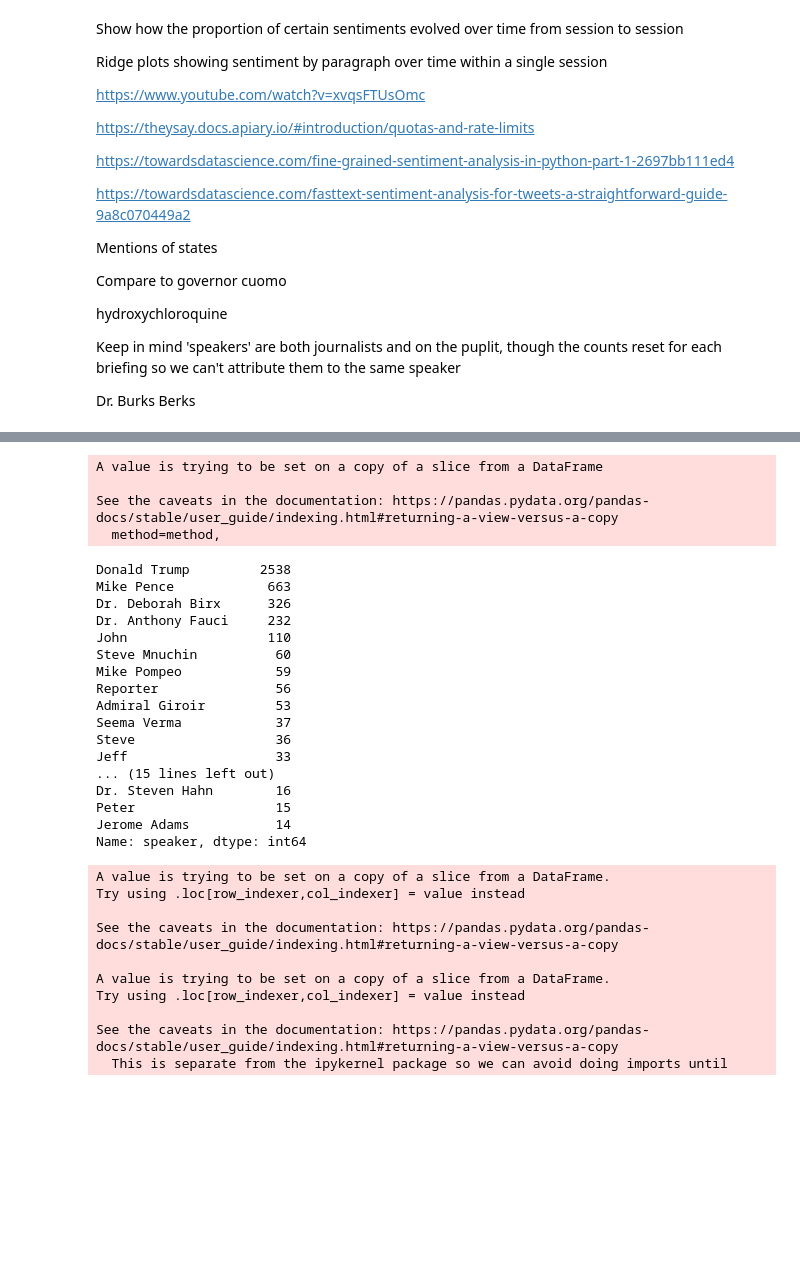
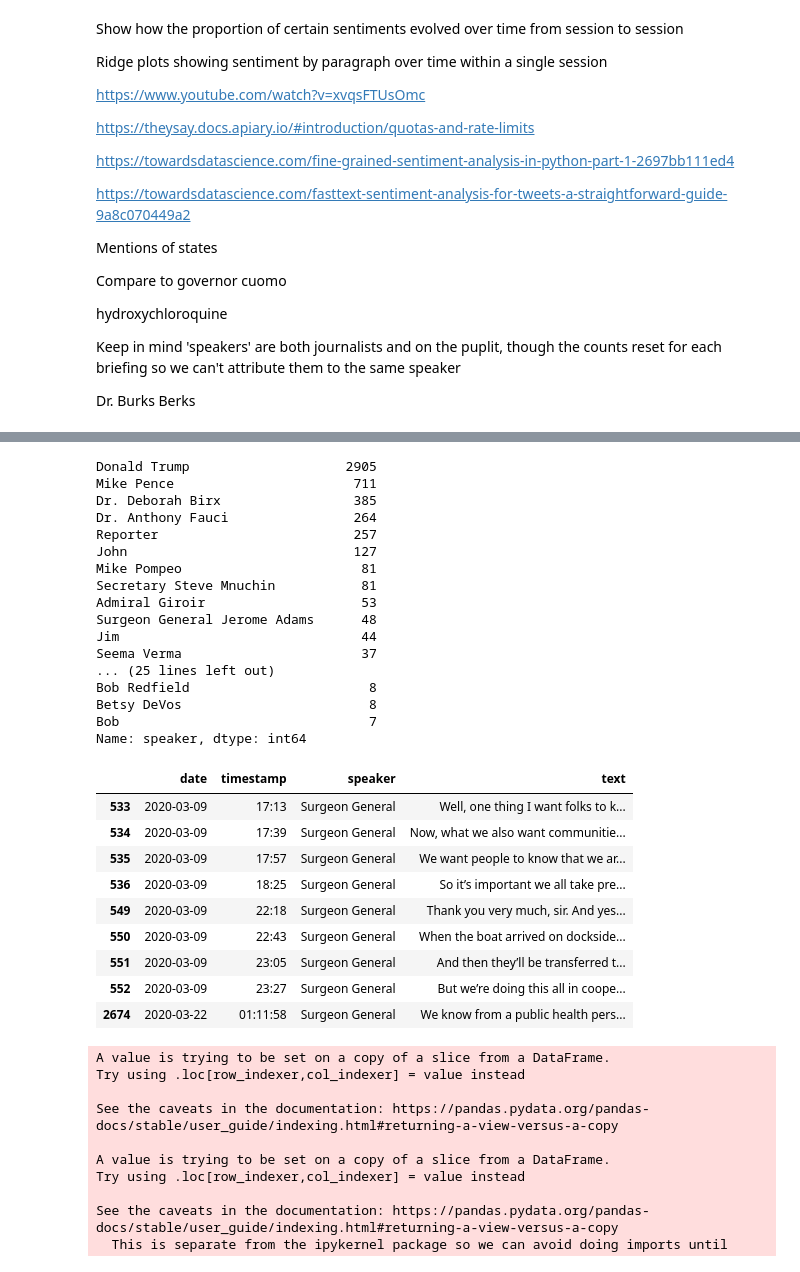
Before and after one commit to brendoncampbell/corona-briefing-tones, a Jupyter notebook: src/analysis.ipynb, the cells around one changed output, grey strips where cells are left out. Saved outputs shown, nothing was run; the diff lists cells and outputs as text; code cells hidden in the pictures; blank space fills up the shorter version.

```diff
--- a/src/analysis.ipynb
+++ b/src/analysis.ipynb
@@ -49,38 +49,59 @@ briefings_df
 # %%
 # filter out un
-briefings_df = briefings_df[briefings_df["speaker"].str.contains('Speaker ')==False]
+briefings_df = briefings_df[briefings_df["speaker"].str.contains('Speaker ')==False] # check error on first run for this
 
-briefings_df.replace(regex={r'.*Trump.*': 'Donald Trump',
-                            r'.*Pence.*': 'Mike Pence',
-                            r'.*Fauci.*': 'Dr. Anthony Fauci',
-                            r'.*Birx.*': 'Dr. Deborah Birx',
-                            r'.*Speaker .*': 'Unnamed Speaker'}, inplace = True)
-briefings_df['speaker'].value_counts()[:30]
+briefings_df['speaker'].replace(regex={r'.*Trump.*': 'Donald Trump',
+                                       r'.*Pence.*': 'Mike Pence',
+                                       r'.*Fauci.*': 'Dr. Anthony Fauci',
+                                       r'.*Birx.*': 'Dr. Deborah Birx',
+                                       r'.*Berks.*': 'Dr. Deborah Birx',
+                                       r'.*Pompeo.*': 'Mike Pompeo',
+                                       # r'.*Peter.*': 'Peter Navarro', check this one
+                                       r'.*Novarro.*': 'Peter Navarro',
+                                       r'.*Report.*': 'Reporter',
+                                       r'.*Crowd.*': 'Reporter',
+                                       r'.*Group.*': 'Reporter',
+                                       r'.*Audience Member.*': 'Reporter',
+                                       r'.*Surgeon General.*': 'Surgeon General Jerome Adams',
+                                       r'.*Jerome Adams.*': 'Surgeon General Jerome Adams',
+                                       r'.*Mnuchin.*': 'Secretary Steve Mnuchin',
+                                       r'.*Speaker .*': 'Unnamed Speaker'},
+                                inplace = True)
 
+briefings_df['speaker'].value_counts()[:40]
 
-# CAREFUL ABOUT OVERWRITING 'TEXT FIELD HERE'
+# peter pete peter navaroo, john, jeff, steve
 # %% [output]
-A value is trying to be set on a copy of a slice from a DataFrame
-
-See the caveats in the documentation: https://pandas.pydata.org/pandas-docs/stable/user_guide/indexing.html#returning-a-view-versus-a-copy
-  method=method,
+Donald Trump                    2905
+Mike Pence                       711
+Dr. Deborah Birx                 385
+Dr. Anthony Fauci                264
+Reporter                         257
+John                             127
+Mike Pompeo                       81
+Secretary Steve Mnuchin           81
+Admiral Giroir                    53
+Surgeon General Jerome Adams      48
+Jim                               44
+Seema Verma                       37
+... (25 lines left out)
+Bob Redfield                       8
+Betsy DeVos                        8
+Bob                                7
+Name: speaker, dtype: int64
-Donald Trump         2538
-Mike Pence            663
-Dr. Deborah Birx      326
-Dr. Anthony Fauci     232
-John                  110
-Steve Mnuchin          60
-Mike Pompeo            59
-Reporter               56
-Admiral Giroir         53
-Seema Verma            37
-Steve                  36
-Jeff                   33
-... (15 lines left out)
-Dr. Steven Hahn        16
-Peter                  15
-Jerome Adams           14
-Name: speaker, dtype: int64
+# %%
+briefings_df[briefings_df['speaker']=="Surgeon General"]
+# %% [output]
+|  | date | timestamp | speaker | text |
+| 533 | 2020-03-09 | 17:13 | Surgeon General | Well, one thing I want folks to k... |
+| 534 | 2020-03-09 | 17:39 | Surgeon General | Now, what we also want communitie... |
+| 535 | 2020-03-09 | 17:57 | Surgeon General | We want people to know that we ar... |
+| 536 | 2020-03-09 | 18:25 | Surgeon General | So it’s important we all take pre... |
+| 549 | 2020-03-09 | 22:18 | Surgeon General | Thank you very much, sir. And yes... |
+| 550 | 2020-03-09 | 22:43 | Surgeon General | When the boat arrived on dockside... |
+| 551 | 2020-03-09 | 23:05 | Surgeon General | And then they’ll be transferred t... |
+| 552 | 2020-03-09 | 23:27 | Surgeon General | But we’re doing this all in coope... |
+| 2674 | 2020-03-22 | 01:11:58 | Surgeon General | We know from a public health pers... |
 # %%
 # for each paragraph, determine polarity and
 briefings_df['polarity'] = briefings_df['text'].apply(lambda text: TextBlob(text).sentiment.polarity)
```
Also changed, not shown: parts of 1 cell of this notebook, 6 other files.
